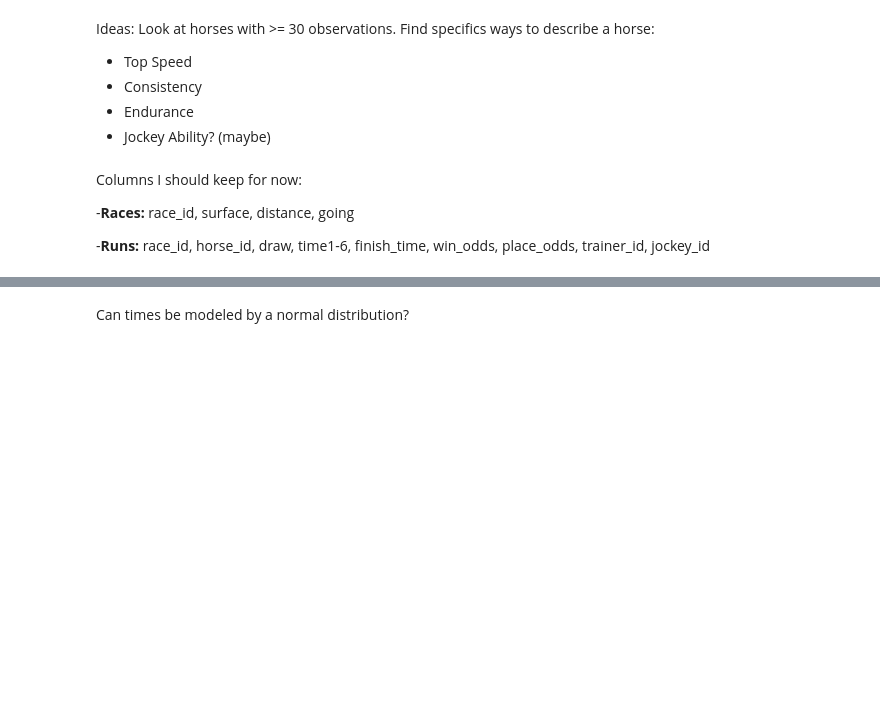
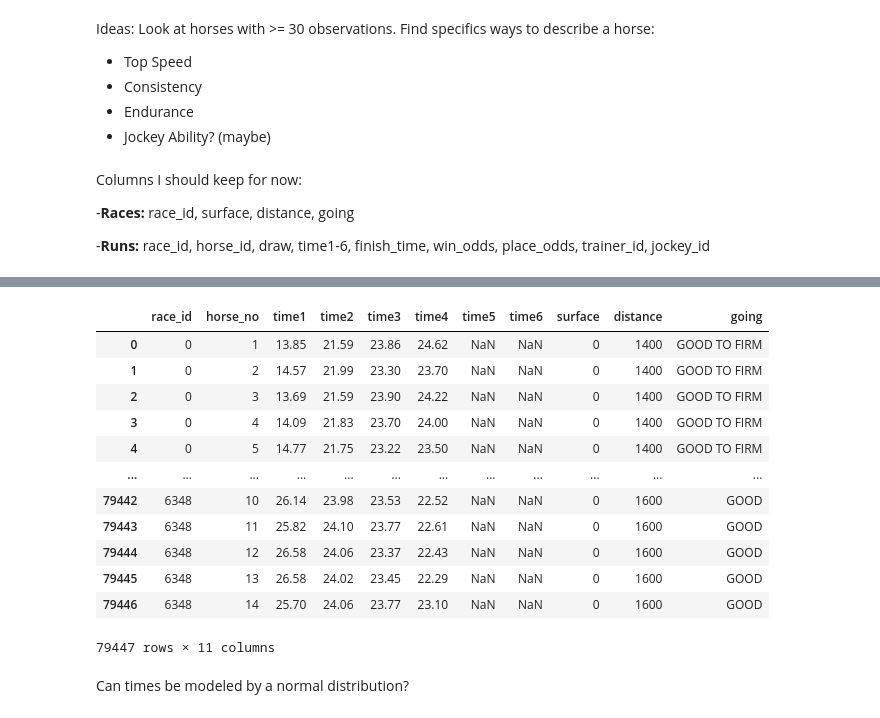
Before and after one commit to Pschnizer/Horse_Racing_Simulator, a Jupyter notebook: ExploratoryAnalysis.ipynb, the cells around one changed output, grey strips where cells are left out. Cells and saved outputs as stored; diff of their text form; code cells hidden in the pictures; blank space fills up the shorter version.

```diff
--- a/ExploratoryAnalysis.ipynb
+++ b/ExploratoryAnalysis.ipynb
@@ -102,3 +303,19 @@ merged = run_reduced.merge(races_reduced,'inner',on='race_id')
+# %%
+merged
+# %% [output]
+|  | race_id | horse_no | time1 | time2 | time3 | time4 | time5 | time6 | surface | distance | going |
+| 0 | 0 | 1 | 13.85 | 21.59 | 23.86 | 24.62 | NaN | NaN | 0 | 1400 | GOOD TO FIRM |
+| 1 | 0 | 2 | 14.57 | 21.99 | 23.30 | 23.70 | NaN | NaN | 0 | 1400 | GOOD TO FIRM |
+| 2 | 0 | 3 | 13.69 | 21.59 | 23.90 | 24.22 | NaN | NaN | 0 | 1400 | GOOD TO FIRM |
+| 3 | 0 | 4 | 14.09 | 21.83 | 23.70 | 24.00 | NaN | NaN | 0 | 1400 | GOOD TO FIRM |
+| 4 | 0 | 5 | 14.77 | 21.75 | 23.22 | 23.50 | NaN | NaN | 0 | 1400 | GOOD TO FIRM |
+| ... | ... | ... | ... | ... | ... | ... | ... | ... | ... | ... | ... |
+| 79442 | 6348 | 10 | 26.14 | 23.98 | 23.53 | 22.52 | NaN | NaN | 0 | 1600 | GOOD |
+| 79443 | 6348 | 11 | 25.82 | 24.10 | 23.77 | 22.61 | NaN | NaN | 0 | 1600 | GOOD |
+| 79444 | 6348 | 12 | 26.58 | 24.06 | 23.37 | 22.43 | NaN | NaN | 0 | 1600 | GOOD |
+| 79445 | 6348 | 13 | 26.58 | 24.02 | 23.45 | 22.29 | NaN | NaN | 0 | 1600 | GOOD |
+| 79446 | 6348 | 14 | 25.70 | 24.06 | 23.77 | 23.10 | NaN | NaN | 0 | 1600 | GOOD |
+79447 rows × 11 columns
 # %% [markdown]
 Can times be modeled by a normal distribution?
 # %%
```
Also changed, not shown: parts of 13 cells of this notebook, 7 other files.
